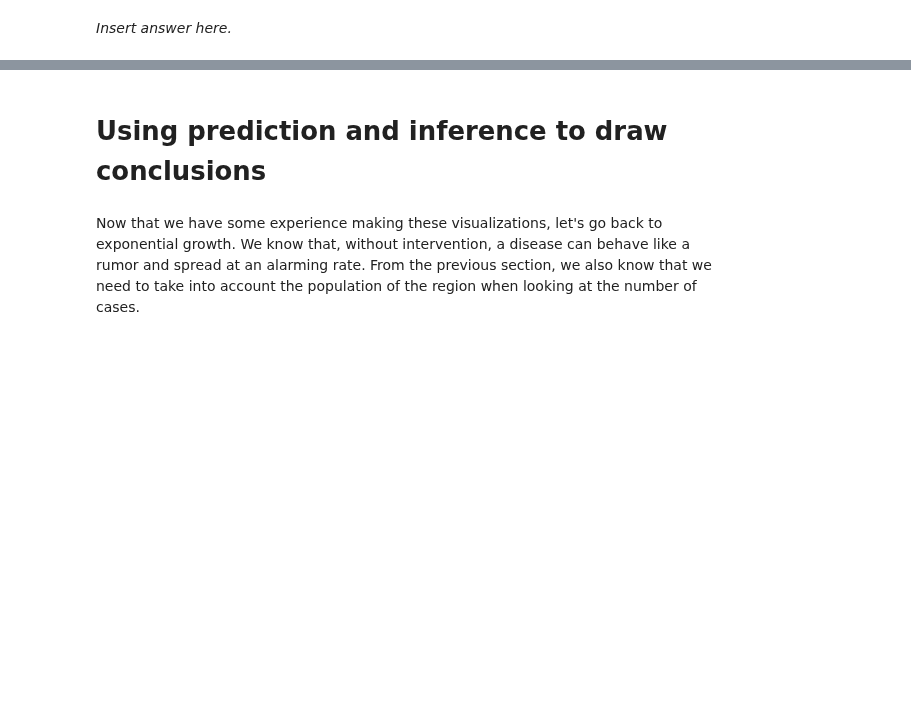
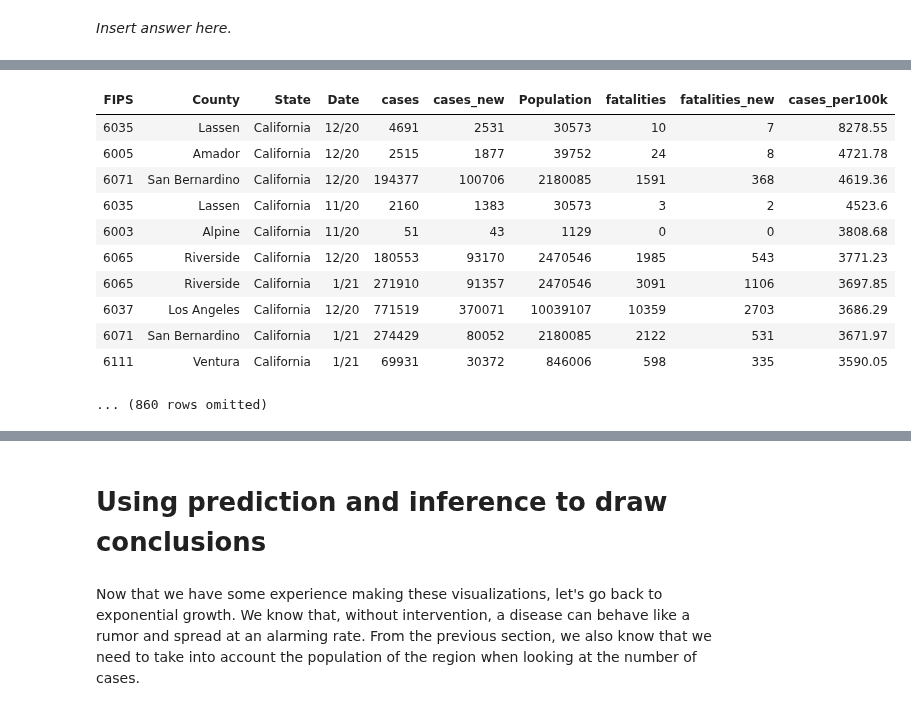
Before and after one commit to ds-modules/BUDS-SU21-Dev, a Jupyter notebook: Project_2/COVID/COVID.ipynb, the cells around one changed output, grey strips where cells are left out. Saved outputs shown, nothing was run; the diff lists cells and outputs as text; code cells hidden in the pictures; blank space fills up the shorter version.

```diff
--- a/Project_2/COVID/COVID.ipynb
+++ b/Project_2/COVID/COVID.ipynb
@@ -429,0 +394,16 @@ A disease will spread more when there are more people in a population to spread
+# %%
+ca_counties['cases_per100k'] = 100000 * ca_counties['cases_new'] / ca_counties['Population']
+ca_counties.sort('cases_per100k', descending=True).show(10)
+# %% [output]
+| FIPS | County | State | Date | cases | cases_new | Population | fatalities | fatalities_new | cases_per100k |
+| 6035 | Lassen | California | 12/20 | 4691 | 2531 | 30573 | 10 | 7 | 8278.55 |
+| 6005 | Amador | California | 12/20 | 2515 | 1877 | 39752 | 24 | 8 | 4721.78 |
+| 6071 | San Bernardino | California | 12/20 | 194377 | 100706 | 2180085 | 1591 | 368 | 4619.36 |
+| 6035 | Lassen | California | 11/20 | 2160 | 1383 | 30573 | 3 | 2 | 4523.6 |
+| 6003 | Alpine | California | 11/20 | 51 | 43 | 1129 | 0 | 0 | 3808.68 |
+| 6065 | Riverside | California | 12/20 | 180553 | 93170 | 2470546 | 1985 | 543 | 3771.23 |
+| 6065 | Riverside | California | 1/21 | 271910 | 91357 | 2470546 | 3091 | 1106 | 3697.85 |
+| 6037 | Los Angeles | California | 12/20 | 771519 | 370071 | 10039107 | 10359 | 2703 | 3686.29 |
+| 6071 | San Bernardino | California | 1/21 | 274429 | 80052 | 2180085 | 2122 | 531 | 3671.97 |
+| 6111 | Ventura | California | 1/21 | 69931 | 30372 | 846006 | 598 | 335 | 3590.05 |
+... (860 rows omitted)
```
Also changed, not shown: parts of 60 cells of this notebook.
